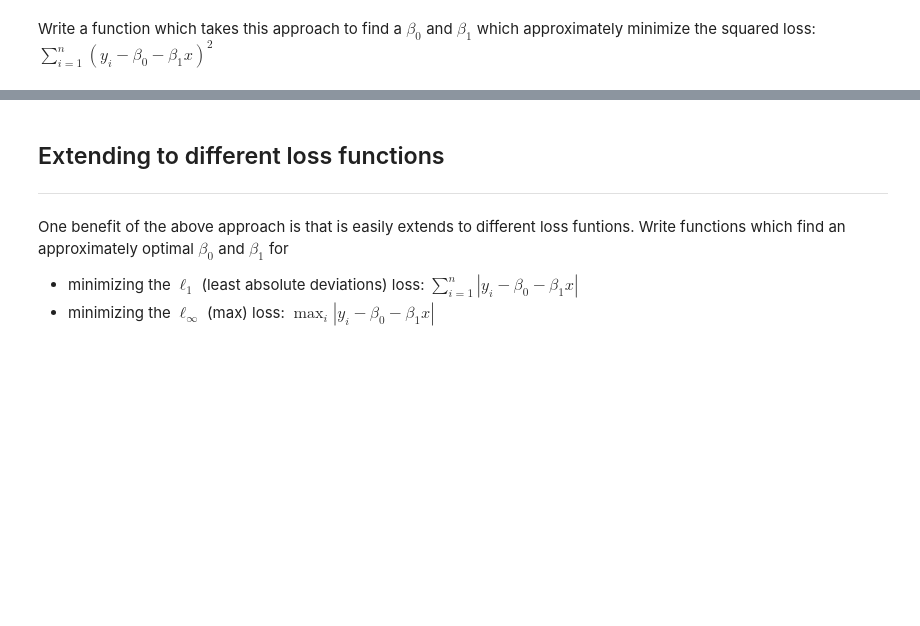
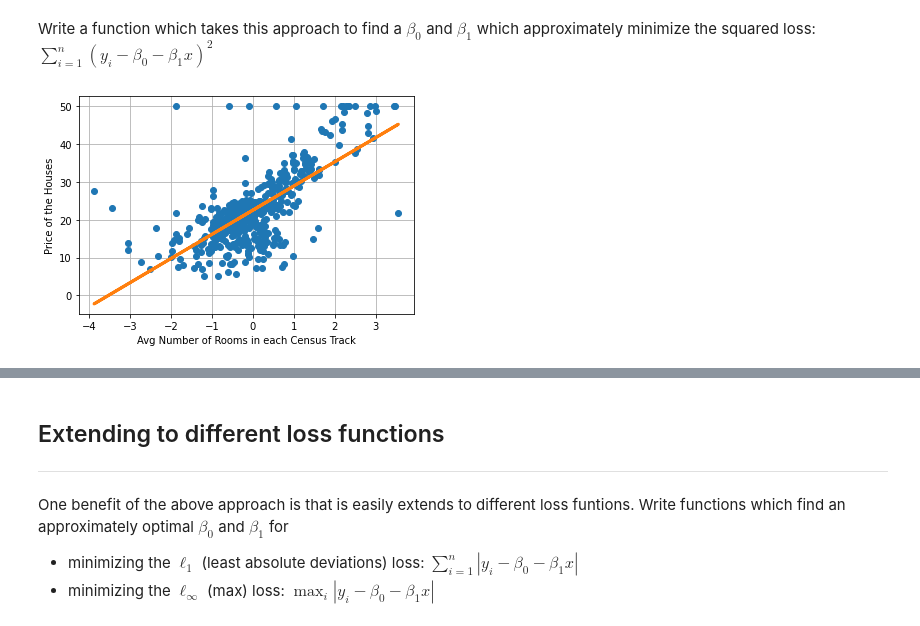
Before and after one commit to VishalShah1999/Machine-Learning, a Jupyter notebook: lab1.ipynb, the cells around one changed output, grey strips where cells are left out. Drawn from its saved outputs; the diff is of its cells as text; code cells hidden in the pictures; blank space fills up the shorter version.

```diff
--- a/lab1.ipynb
+++ b/lab1.ipynb
@@ -228,3 +228,49 @@ Your code in `fit_linear` relies on the closed form expressions for the optimal
 For example, we could try out all combinations of parameters where $\beta_0$ is in `np.arange(-50,50,1)` and $\beta_1$ is in `np.arange(-10,10,.1)`
 # %% [markdown]
 Write a function which takes this approach to find a $\beta_0$ and $\beta_1$ which approximately minimize the squared loss: $\sum_{i=1}^n (y_i - \beta_0 - \beta_1 x)^2$
+# %%
+beta0 = np.random.rand()
+beta1 = np.random.rand()
+x = (x-x.mean())/x.std()
+
+def predict(x, beta0, beta1):
+    return beta0 + beta1*x
+
+def loss(y, ypred):
+    return np.sum((y-ypred)**2)
+
+def gradient(y, ypred,x):
+    grad_beta0 = np.mean((ypred-y)*1)
+    grad_beta1 = np.mean((ypred-y)*x)
+
+    return grad_beta0, grad_beta1
+
+def update_param(beta0, beta1, grad_beta0, grad_beta1, alpha):
+    new_beta0 = beta0 - alpha*grad_beta0
+    new_beta1 = beta1 - alpha*grad_beta1
+
+    return new_beta0, new_beta1
+
+num_iter = 1000
+alpha = 0.01
+
+J_list = []
+
+for i in range(num_iter):
+    ypred = predict(x, beta0, beta1)
+    J = loss(y,ypred)
+    J_list.append(J)
+
+    grad_beta0, grad_beta1 = gradient(y,ypred,x)
+    beta0, beta1 = update_param(beta0,beta1,grad_beta0, grad_beta1, alpha)
+
+
+ypred = beta1*x + beta0
+
+plt.plot(x,y,'o')                    # Plot the data points
+plt.plot(x,ypred,'-',linewidth=3)  # Plot the regression line (the predicted values)
+plt.xlabel('Avg Number of Rooms in each Census Track')
+plt.ylabel('Price of the Houses')
+plt.grid(True)
+# %% [output]
+[figure, added]
```
Also changed, not shown: parts of 3 cells of this notebook.
